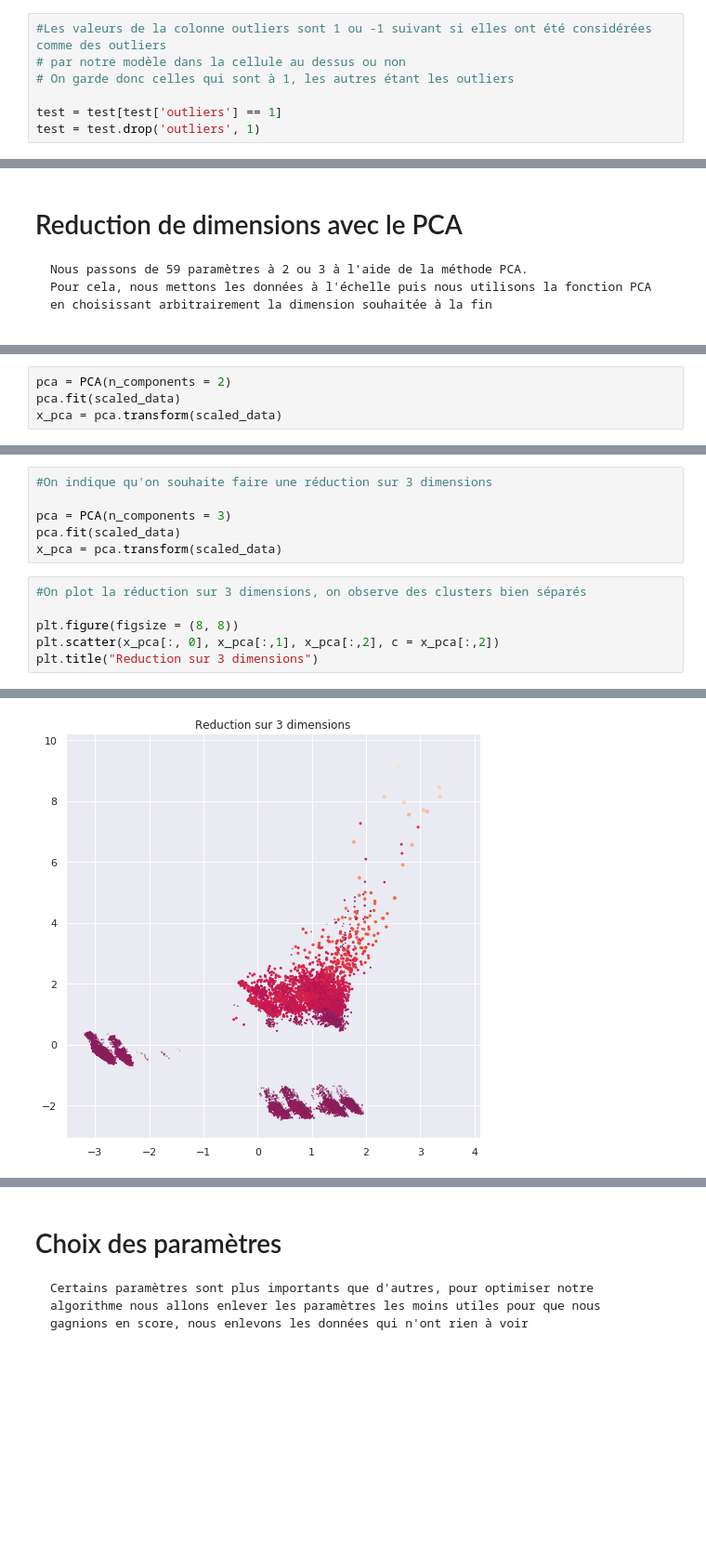
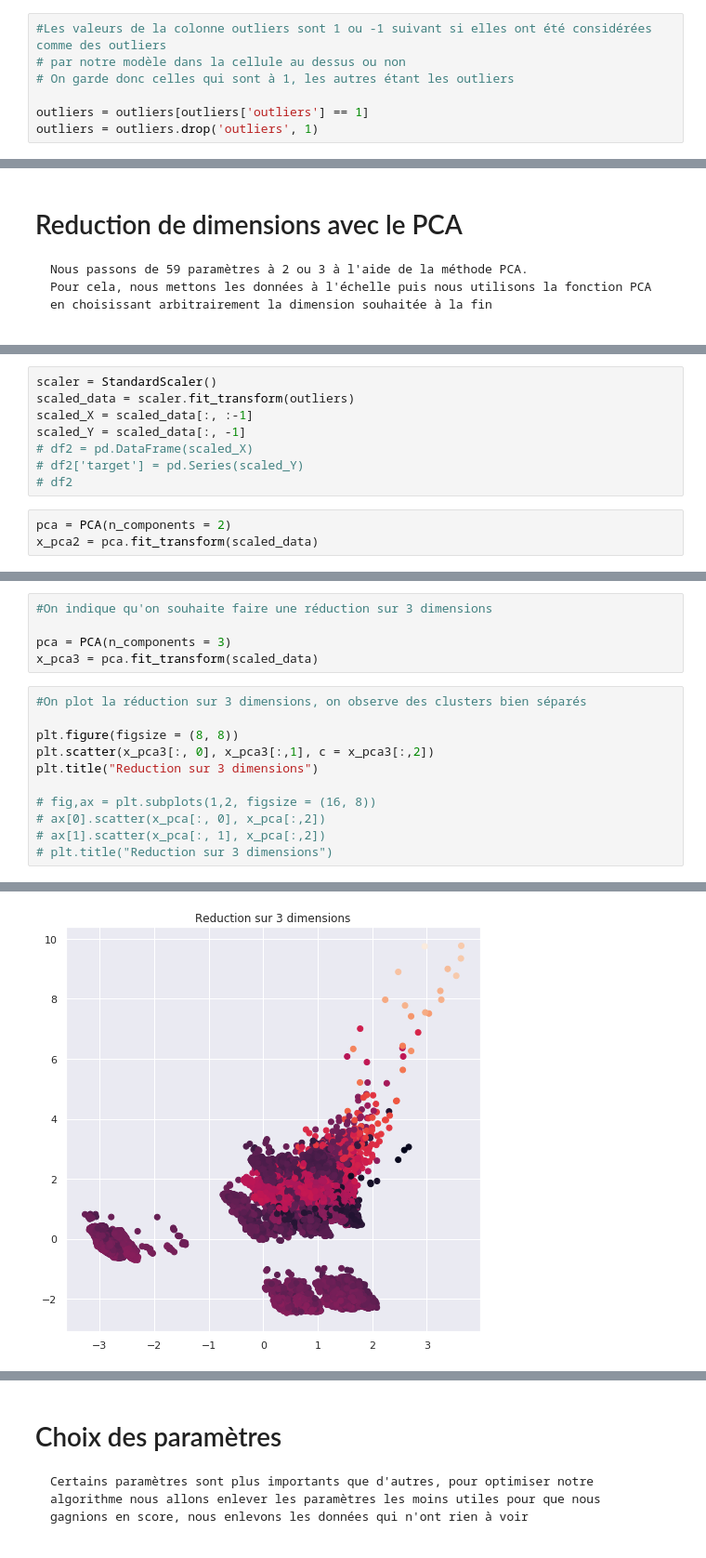
Before and after one commit to javaax/truck, a Jupyter notebook: starting_kit/README_{preprocessing}.ipynb, the cells around one changed output, grey strips where cells are left out. Shown at 93% size. Drawn from its saved outputs; the diff is of its cells as text; blank space fills up the shorter version.

```diff
--- a/starting_kit/README_{preprocessing}.ipynb
+++ b/starting_kit/README_{preprocessing}.ipynb
@@ -86,8 +107,8 @@ test['outliers'] = pd.Series(clf.fit_predict(test), index = test.index)
 # par notre modèle dans la cellule au dessus ou non
 # On garde donc celles qui sont à 1, les autres étant les outliers
 
-test = test[test['outliers'] == 1]
-test = test.drop('outliers', 1)
+outliers = outliers[outliers['outliers'] == 1]
+outliers = outliers.drop('outliers', 1)
 # %%
 help(type(LocalOutlierFactor))
 # %% [output]
@@ -237,7 +252,14 @@ scaled_data = scaler.transform(test)
+# %%
+scaler = StandardScaler()
+scaled_data = scaler.fit_transform(outliers)
+scaled_X = scaled_data[:, :-1]
+scaled_Y = scaled_data[:, -1]
+# df2 = pd.DataFrame(scaled_X)
+# df2['target'] = pd.Series(scaled_Y)
+# df2
 # %%
 pca = PCA(n_components = 2)
-pca.fit(scaled_data)
-x_pca = pca.transform(scaled_data)
+x_pca2 = pca.fit_transform(scaled_data)
 # %%
 scaled_data.shape
 # %% [output]
@@ -261,14 +284,18 @@ Text(0.5, 1.0, 'Reduction sur 2 dimensions')
 #On indique qu'on souhaite faire une réduction sur 3 dimensions
 
 pca = PCA(n_components = 3)
-pca.fit(scaled_data)
-x_pca = pca.transform(scaled_data)
+x_pca3 = pca.fit_transform(scaled_data)
 # %%
 #On plot la réduction sur 3 dimensions, on observe des clusters bien séparés
 
 plt.figure(figsize = (8, 8))
-plt.scatter(x_pca[:, 0], x_pca[:,1], x_pca[:,2], c = x_pca[:,2])
+plt.scatter(x_pca3[:, 0], x_pca3[:,1], c = x_pca3[:,2])
 plt.title("Reduction sur 3 dimensions")
+
+# fig,ax = plt.subplots(1,2, figsize = (16, 8))
+# ax[0].scatter(x_pca[:, 0], x_pca[:,2])
+# ax[1].scatter(x_pca[:, 1], x_pca[:,2])
+# plt.title("Reduction sur 3 dimensions")
 # %% [output]
 Text(0.5, 1.0, 'Reduction sur 3 dimensions')
-[figure, old version]
+[figure, new version]
```
Also changed, not shown: parts of 45 cells of this notebook.
